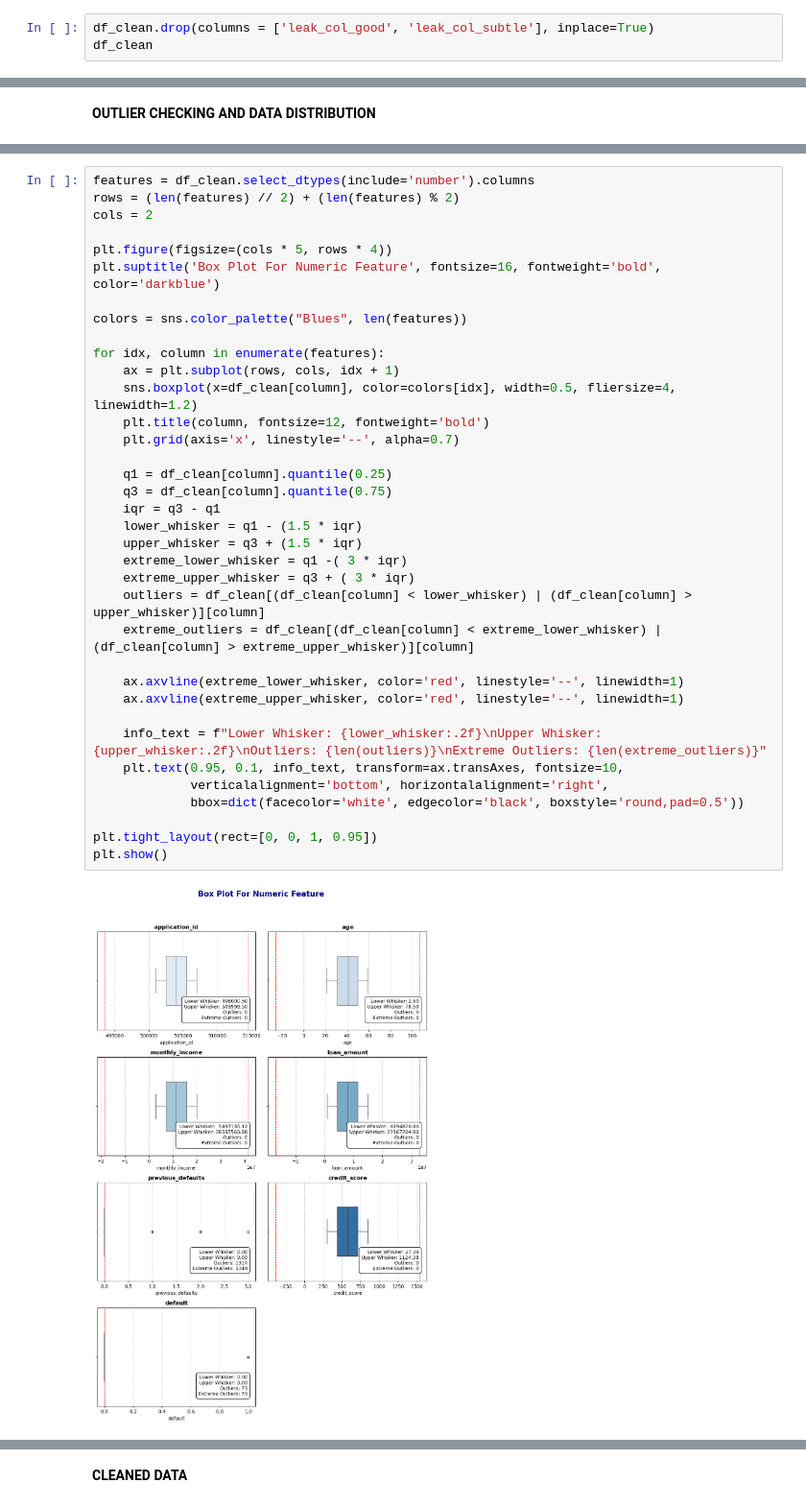
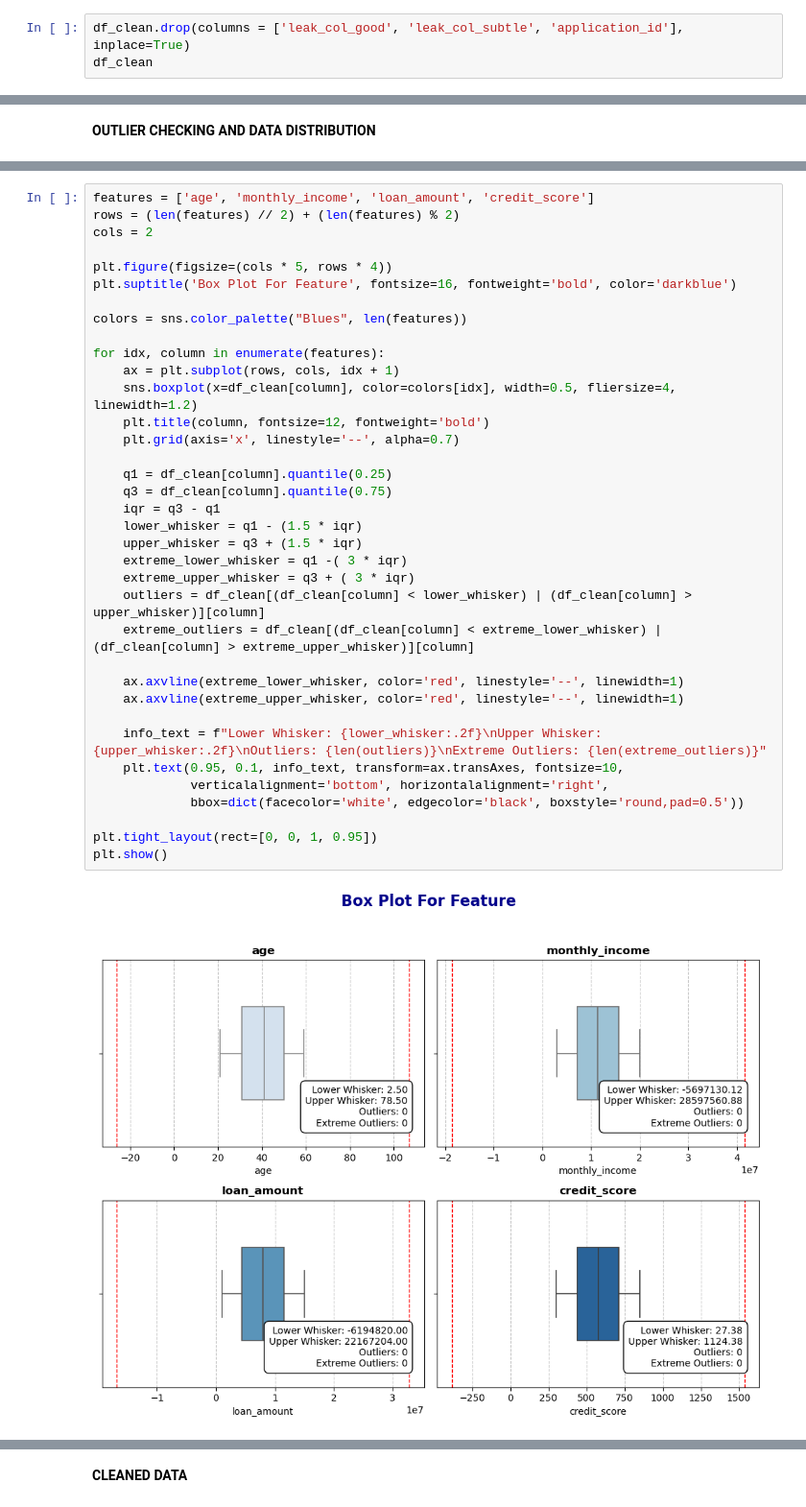
Before and after one commit to Angga-Sukma-Budi-Darmawan/ds-takehome, a Jupyter notebook: notebook/B_modelling.ipynb, the cells around one changed output, grey strips where cells are left out. Shown at 96% size. Cells and saved outputs as stored; diff of their text form.

```diff
--- a/notebook/B_modelling.ipynb
+++ b/notebook/B_modelling.ipynb
@@ -86,4 +120,4 @@ df_clean = df.copy()
 # %%
-df_clean.drop(columns = ['leak_col_good', 'leak_col_subtle'], inplace=True)
+df_clean.drop(columns = ['leak_col_good', 'leak_col_subtle', 'application_id'], inplace=True)
 df_clean
 # %% [output]
@@ -138,39 +165,39 @@ Number of duplicate records found: 0
 # %%
-features = df_clean.select_dtypes(include='number').columns
+features = ['age', 'monthly_income', 'loan_amount', 'credit_score']
 rows = (len(features) // 2) + (len(features) % 2)
 cols = 2
 
 plt.figure(figsize=(cols * 5, rows * 4))
-plt.suptitle('Box Plot For Numeric Feature', fontsize=16, fontweight='bold', color='darkblue')
+plt.suptitle('Box Plot For Feature', fontsize=16, fontweight='bold', color='darkblue')
 
 colors = sns.color_palette("Blues", len(features))
 
 for idx, column in enumerate(features):
     ax = plt.subplot(rows, cols, idx + 1)
     sns.boxplot(x=df_clean[column], color=colors[idx], width=0.5, fliersize=4, linewidth=1.2)
     plt.title(column, fontsize=12, fontweight='bold')
     plt.grid(axis='x', linestyle='--', alpha=0.7)
 
     q1 = df_clean[column].quantile(0.25)
     q3 = df_clean[column].quantile(0.75)
     iqr = q3 - q1
     lower_whisker = q1 - (1.5 * iqr)
     upper_whisker = q3 + (1.5 * iqr)
     extreme_lower_whisker = q1 -( 3 * iqr)
     extreme_upper_whisker = q3 + ( 3 * iqr)
     outliers = df_clean[(df_clean[column] < lower_whisker) | (df_clean[column] > upper_whisker)][column]
     extreme_outliers = df_clean[(df_clean[column] < extreme_lower_whisker) | (df_clean[column] > extreme_upper_whisker)][column]
 
     ax.axvline(extreme_lower_whisker, color='red', linestyle='--', linewidth=1)
     ax.axvline(extreme_upper_whisker, color='red', linestyle='--', linewidth=1)
 
     info_text = f"Lower Whisker: {lower_whisker:.2f}\nUpper Whisker: {upper_whisker:.2f}\nOutliers: {len(outliers)}\nExtreme Outliers: {len(extreme_outliers)}"
     plt.text(0.95, 0.1, info_text, transform=ax.transAxes, fontsize=10,
              verticalalignment='bottom', horizontalalignment='right',
              bbox=dict(facecolor='white', edgecolor='black', boxstyle='round,pad=0.5'))
 
 plt.tight_layout(rect=[0, 0, 1, 0.95])
 plt.show()
 # %% [output]
-[figure, old version]
+[figure, new version]
 # %% [markdown]
```
Also changed, not shown: parts of 72 cells of this notebook.
